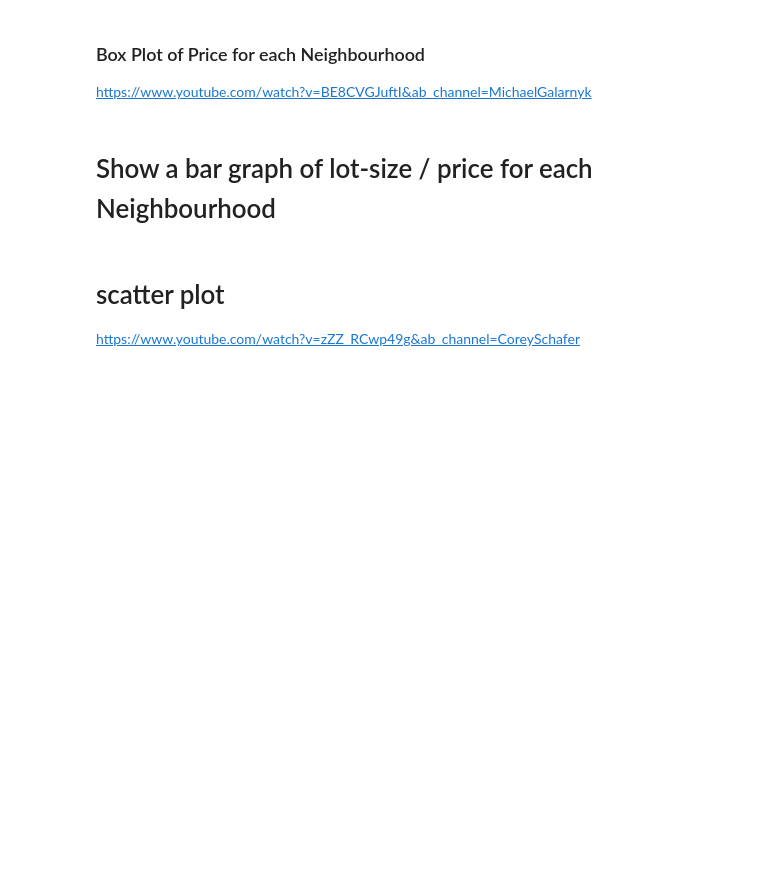
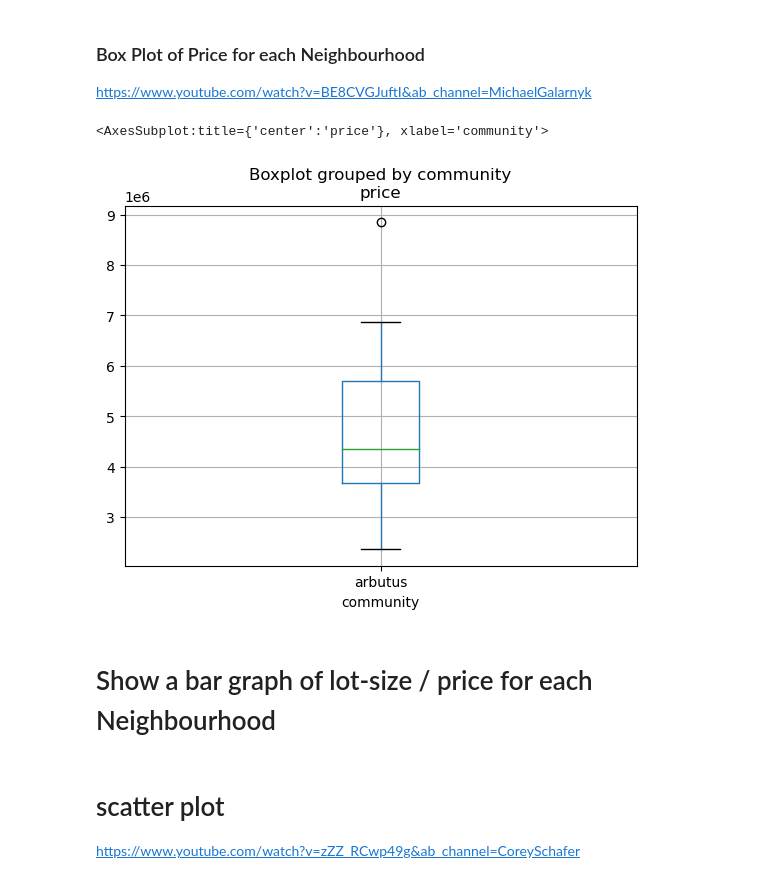
Before and after one commit to Real-Estate-Predictor/Real-Estate-Predictor-V2, a Jupyter notebook: 3-ML-models/data-visualization.ipynb, the cells around one changed output. Saved outputs shown, nothing was run; the diff lists cells and outputs as text; code cells hidden in the pictures; blank space fills up the shorter version.

```diff
--- a/3-ML-models/data-visualization.ipynb
+++ b/3-ML-models/data-visualization.ipynb
@@ -8,6 +60,15 @@ https://www.youtube.com/watch?v=AFnUhiRXXWk&ab_channel=OSPY
 # %% [markdown]
 ### Box Plot of Price for each Neighbourhood
 https://www.youtube.com/watch?v=BE8CVGJuftI&ab_channel=MichaelGalarnyk
+# %%
+data[['price', 'lot_size']] = data[['price', 'lot_size']].astype(float)
+data[['community']] = data[['community']].astype(str)
+
+%matplotlib inline
+data.boxplot(column='price', by = 'community')
+# %% [output]
+<AxesSubplot:title={'center':'price'}, xlabel='community'>
+[figure, added]
 # %% [markdown]
 # Show a bar graph of  lot-size / price for each Neighbourhood
 # %% [markdown]
```
Also changed, not shown: parts of 4 cells of this notebook, 2 other files.
